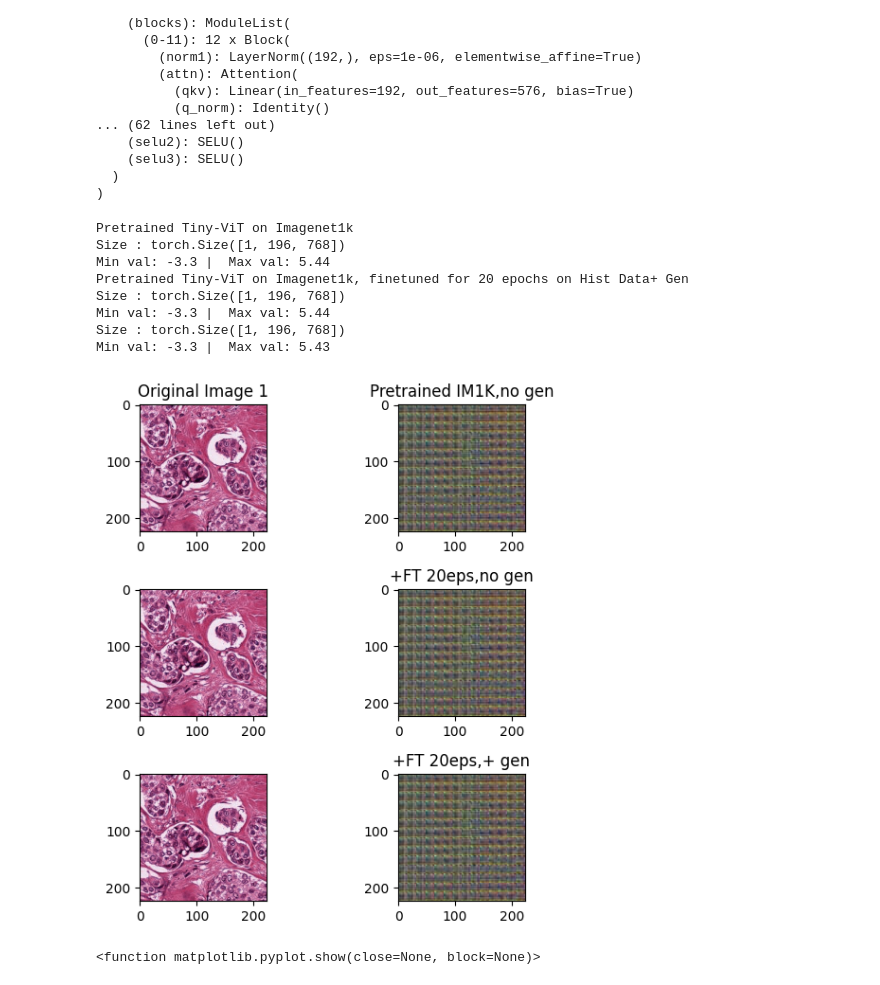
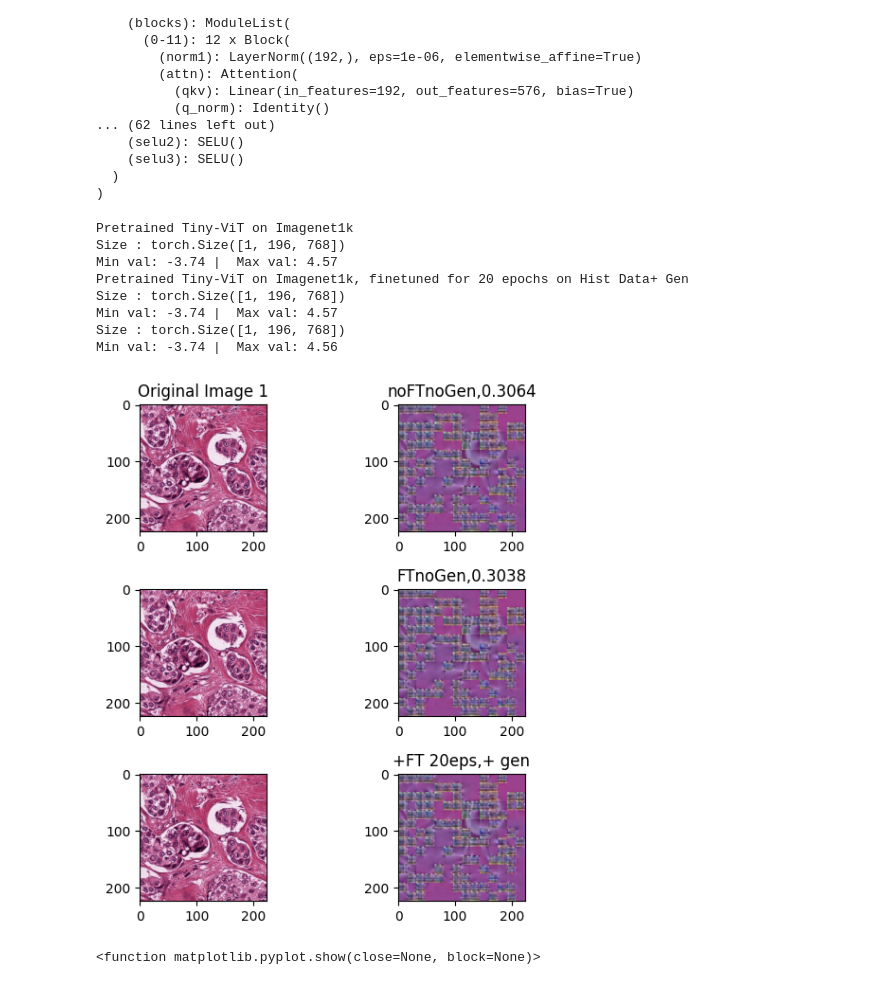
Before and after one commit to SeibelT/multimodal_survival_prediction, a Jupyter notebook: Encoding_Explained.ipynb, the cells around one changed output. Saved outputs shown, nothing was run; the diff lists cells and outputs as text; code cells hidden in the pictures.

```diff
--- a/Encoding_Explained.ipynb
+++ b/Encoding_Explained.ipynb
@@ -544,13 +544,16 @@ SupViTSurv(
   )
 )
 # %%
-def plotter(mod,batch,maks_ratio,encode_gen=False):
+def plotter(mod,batch,mask_ratio,ids_shuffle,encode_gen=False):
+    mod.eval()
     with torch.no_grad():
         if encode_gen:
-            latent,conc_latent,coords,ids_restore = mod.predict_step(batch,batch_idx=1,mask_ratio=mask_ratio) #latent encoding
+            latent,conc_latent,coords,ids_restore = mod.oldpredstp(batch,batch_idx=1,mask_ratio=mask_ratio,ids_shuffle=ids_shuffle) #latent encoding
+            loss = None
         else:
-            latent,coords,ids_restore = mod.predict_step(batch,batch_idx=1,mask_ratio=mask_ratio) #latent encoding
-        model.eval()
+            latent,coords,ids_restore = mod.oldpredstp(batch,batch_idx=1,mask_ratio=mask_ratio,ids_shuffle=ids_shuffle) #latent encoding
+            loss = mod.model.forward(batch[0],batch[1] )
+
         pred = mod.model.forward_decoder(latent, ids_restore)
         print("Size :",pred.size())
         output = mod.model.unpatchify(pred)[0]
@@ -558,57 +561,63 @@ def plotter(mod,batch,maks_ratio,encode_gen=False):
         featurevec = torch.clamp(featurevec,-0.5,1)
 
 
+
+
     #output = torch.clamp(output,-0.5,1)
-    mu = output.min()
-    sig = output.max() - mu
-    backtransform =  transforms.Compose([transforms.Normalize(mean=(mu,mu,mu),std=(sig,sig,sig)),
+    mu = torch.amin(output,(1,2)) #output.min(dim=(0,2))
+    sig = torch.amax(output,(1,2))- mu   #output.max(dim=(0,2)) - mu
+    backtransform =  transforms.Compose([transforms.Normalize(mean=mu,std=sig),
                                         transforms.ToPILImage()
                                     ]
                                 )
+
     print(f"Min val: {round(output.min().item(),2)} |  Max val: {round(output.max().item(),2)}")
-    return Image.open(tilepaths[i]),backtransform(output),featurevec
+    return backtransform(output),featurevec,loss,output
 # %%
 i = 1
-mask_ratio=0
+mask_ratio=0.5
 tile = transform(Image.open(tilepaths[i])).unsqueeze(0) #x
 coordinate = coords[i] # coords
 
 slide_id = f_foldertiles.split("/")[-1]+".svs"
 gen_vec = torch.Tensor(df_genomics[df_genomics.slide_id==slide_id][df_genomics.keys()[11:]].to_numpy()).to(torch.float32)
 gen_empty = torch.rand(size=(1,0,192)) # y
 
 batch = [tile,gen_empty,coordinate]
 batch_w_gen = [tile,gen_vec,coordinate]
 
 
+#seed
+noise = torch.rand(1, 14*14)  # noise in [0, 1]
+ids_shuffle = torch.argsort(noise, dim=1)
 print("Pretrained Tiny-ViT on Imagenet1k ")
-m1_raw,m1_out,out_mean1 = plotter(mod=model,batch=batch,maks_ratio=mask_ratio)
+m1_out,out_mean1,loss1,_ = plotter(mod=model,batch=batch,mask_ratio=mask_ratio,ids_shuffle=ids_shuffle)
 print("Pretrained Tiny-ViT on Imagenet1k, finetuned for 20 epochs on Hist Data+ Gen")
-m2_raw,m2_out,out_mean2 = plotter(mod=model2,batch=batch,maks_ratio=mask_ratio)
-m3_raw,m3_out,out_mean3 = plotter(mod=model3,batch=batch_w_gen,maks_ratio=mask_ratio,encode_gen=True)
+m2_out,out_mean2,loss2,_ = plotter(mod=model2,batch=batch,mask_ratio=mask_ratio,ids_shuffle=ids_shuffle)
+m3_out,out_mean3,loss3,_ = plotter(mod=model3,batch=batch_w_gen,mask_ratio=mask_ratio,encode_gen=True,ids_shuffle=ids_shuffle)
 
 fig, ax = plt.subplots(3,2,figsize=(6,6))
-ax[0,0].imshow(m1_raw)
+ax[0,0].imshow(Image.open(tilepaths[i]))
 ax[0,1].imshow(m1_out)
-ax[1,0].imshow(m2_raw)
+ax[1,0].imshow(Image.open(tilepaths[i]))
 ax[1,1].imshow(m2_out)
-ax[2,0].imshow(m3_raw)
+ax[2,0].imshow(Image.open(tilepaths[i]))
 ax[2,1].imshow(m3_out)
 ax[0,0].set_title(f"Original Image {i}")
-ax[0,1].set_title(f"Pretrained IM1K,no gen")
-ax[1,1].set_title(f"+FT 20eps,no gen")
+ax[0,1].set_title(f"noFTnoGen,{round(loss1[0].item(),4)}")
+ax[1,1].set_title(f"FTnoGen,{round(loss2[0].item(),4)}")
 ax[2,1].set_title(f"+FT 20eps,+ gen")
 fig.tight_layout()
 # %% [output]
 Pretrained Tiny-ViT on Imagenet1k
 Size : torch.Size([1, 196, 768])
-Min val: -3.3 |  Max val: 5.44
+Min val: -3.74 |  Max val: 4.57
 Pretrained Tiny-ViT on Imagenet1k, finetuned for 20 epochs on Hist Data+ Gen
 Size : torch.Size([1, 196, 768])
-Min val: -3.3 |  Max val: 5.44
+Min val: -3.74 |  Max val: 4.57
 Size : torch.Size([1, 196, 768])
-Min val: -3.3 |  Max val: 5.43
+Min val: -3.74 |  Max val: 4.56
-[figure, old version]
+[figure, new version]
 # %%
 plt.clf
 plt.figure(figsize=(13,4))
```
Also changed, not shown: parts of 10 cells of this notebook, 8 other files.
